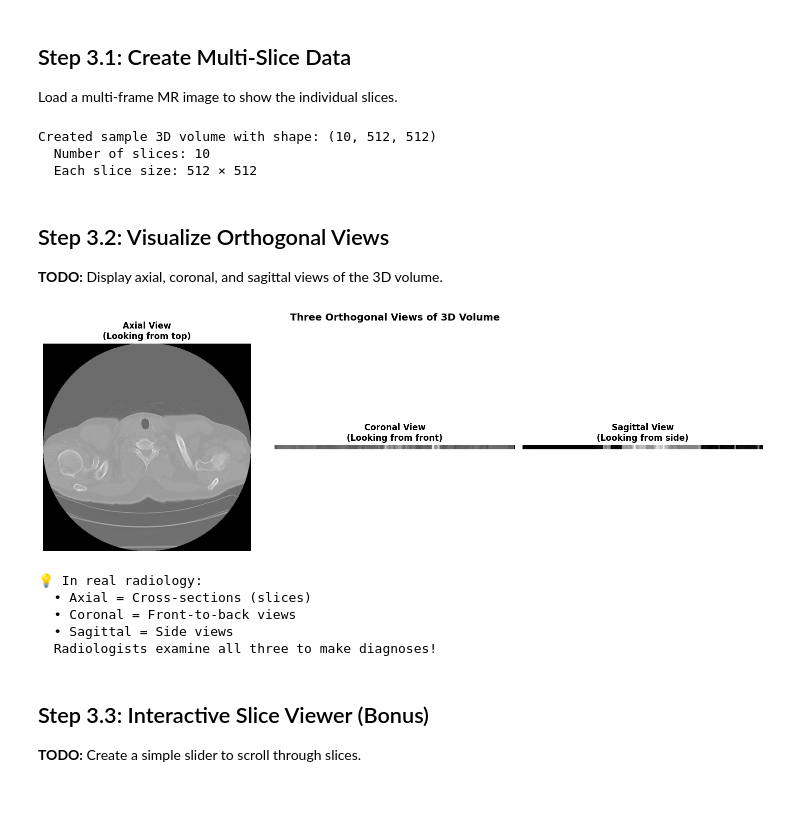
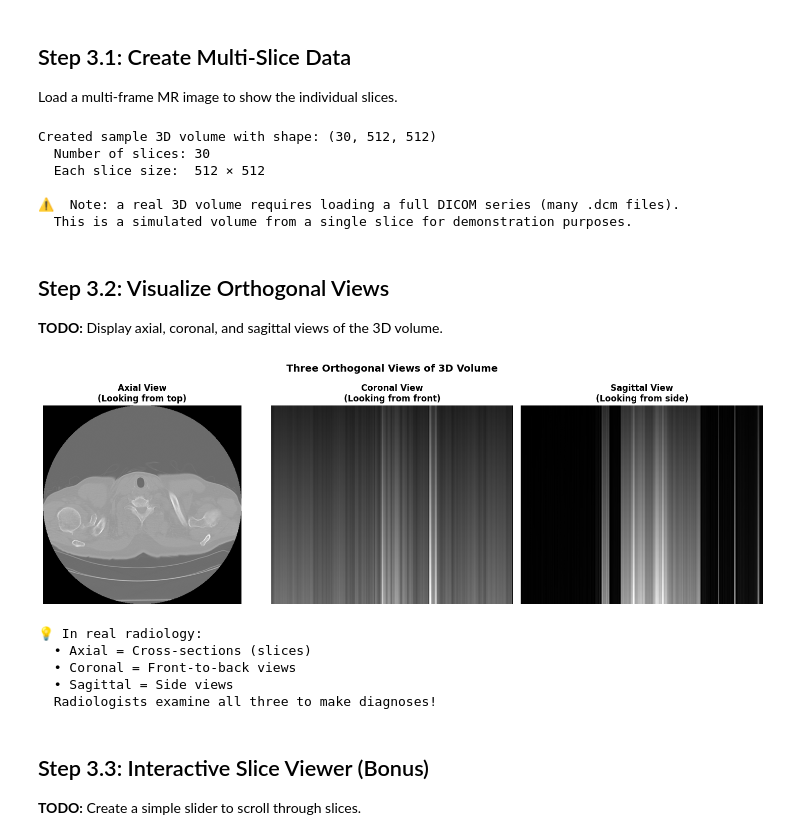
Before and after one commit to rodme02/AIMed, a Jupyter notebook: week3/notebooks/Week3_Class4_DICOM_HL7_Medical_Standards.ipynb, the cells around one changed output. Drawn from its saved outputs; the diff is of its cells as text; code cells hidden in the pictures; blank space fills up the shorter version.

```diff
--- a/week3/notebooks/Week3_Class4_DICOM_HL7_Medical_Standards.ipynb
+++ b/week3/notebooks/Week3_Class4_DICOM_HL7_Medical_Standards.ipynb
@@ -519,25 +521,43 @@ Patient → Study → Series → Instances (individual slices)
 ## Step 3.1: Create Multi-Slice Data
 
 Load a multi-frame MR image to show the individual slices.
-# %%
-# Create a simple 3D volume for demonstration
-
-# Load pixel array from the DICOM file (or use the HU image if it's a CT scan)
-num_slices = dcm.pixel_array.shape[0] if pixel_array is not None else 10  # Use actual number of slices if available, otherwise default to 10
-
-if pixel_array is not None:
-    # Copy pixel data as volume
-    volume = pixel_array.copy() if pixel_array.ndim == 3 else np.stack([pixel_array] * 10)
-
-    print(f"Created sample 3D volume with shape: {volume.shape}")
-    print(f"  Number of slices: {volume.shape[0]}")
-    print(f"  Each slice size: {volume.shape[1]} × {volume.shape[2]}")
-else:
-    print("⚠️ No pixel array available to create volume")
-# %% [output]
-Created sample 3D volume with shape: (10, 512, 512)
-  Number of slices: 10
-  Each slice size: 512 × 512
+# %%
+# Create a simple 3D volume for demonstration
+
+# NOTE: A single DICOM file is ONE 2D slice.
+# A real 3D volume requires loading an entire series of DICOM files.
+# Here we simulate a volume by stacking copies with gradual intensity variation
+# so that all three orthogonal views look meaningfully different.
+
+if pixel_array is not None:
+    if pixel_array.ndim == 3:
+        # Multi-frame DICOM — already a real volume
+        volume = pixel_array.copy()
+    else:
+        # Single 2D slice — simulate a volume with variation across slices
+        num_slices = 30  # enough depth for coronal/sagittal to be visible
+        slices = []
+        for i in range(num_slices):
+            # Gradual intensity ramp so orthogonal views aren't all identical
+            scale = 0.5 + (i / num_slices)
+            slices.append((pixel_array * scale).astype(pixel_array.dtype))
+        volume = np.stack(slices)
+
+    print(f"Created sample 3D volume with shape: {volume.shape}")
+    print(f"  Number of slices: {volume.shape[0]}")
+    print(f"  Each slice size:  {volume.shape[1]} × {volume.shape[2]}")
+    print("\n⚠️  Note: a real 3D volume requires loading a full DICOM series (many .dcm files).")
+    print("  This is a simulated volume from a single slice for demonstration purposes.")
+else:
+    volume = None
+    print("⚠️ No pixel array available to create volume")
+# %% [output]
+Created sample 3D volume with shape: (30, 512, 512)
+  Number of slices: 30
+  Each slice size:  512 × 512
+
+⚠️  Note: a real 3D volume requires loading a full DICOM series (many .dcm files).
+  This is a simulated volume from a single slice for demonstration purposes.
 # %% [markdown]
 ## Step 3.2: Visualize Orthogonal Views
 
@@ -556,36 +576,36 @@ if 'volume' in locals() and volume is not None:
     axes[0].set_title('Axial View\n(Looking from top)', fontsize=12, fontweight='bold')
     axes[0].axis('off')
 
 
     # TODO: Coronal view (front-to-back)
     # Hint: Take middle slice from second dimension
     coronal_slice = volume[:, volume.shape[1] // 2, :]
 
-    axes[1].imshow(coronal_slice, cmap='gray')
+    axes[1].imshow(coronal_slice, cmap='gray', aspect='auto')
     axes[1].set_title('Coronal View\n(Looking from front)', fontsize=12, fontweight='bold')
     axes[1].axis('off')
 
 
     # TODO: Sagittal view (side view)
     # Hint: Take middle slice from third dimension
     sagittal_slice = volume[:, :, volume.shape[2] // 2]
 
-    axes[2].imshow(sagittal_slice, cmap='gray')
+    axes[2].imshow(sagittal_slice, cmap='gray', aspect='auto')
     axes[2].set_title('Sagittal View\n(Looking from side)', fontsize=12, fontweight='bold')
     axes[2].axis('off')
 
 
     plt.suptitle('Three Orthogonal Views of 3D Volume', fontsize=14, fontweight='bold')
     plt.tight_layout()
     plt.show()
 
     print("\n💡 In real radiology:")
     print("  • Axial = Cross-sections (slices)")
     print("  • Coronal = Front-to-back views")
     print("  • Sagittal = Side views")
     print("  Radiologists examine all three to make diagnoses!")
 # %% [output]
-[figure, old version]
+[figure, new version]
 💡 In real radiology:
   • Axial = Cross-sections (slices)
   • Coronal = Front-to-back views
```
Also changed, not shown: parts of 2 cells of this notebook.
